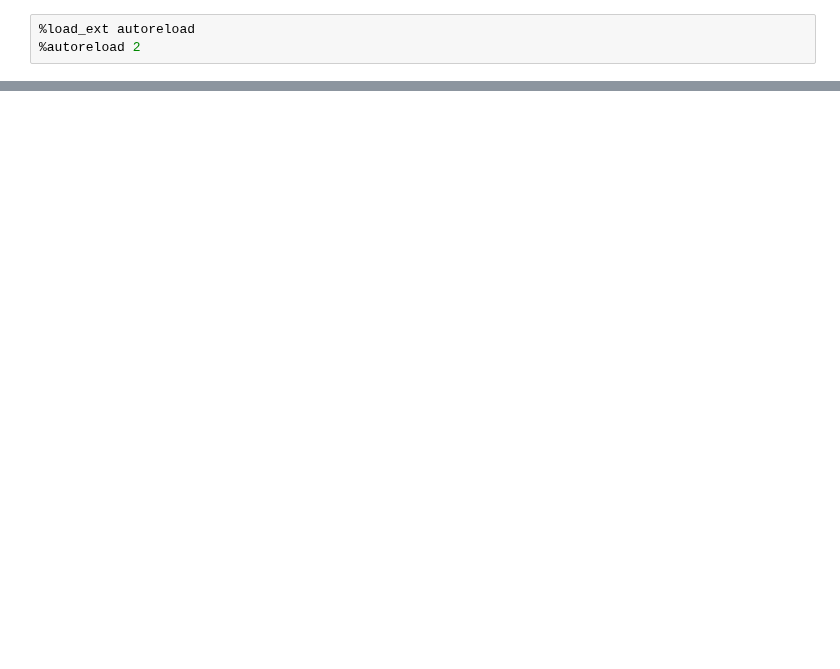
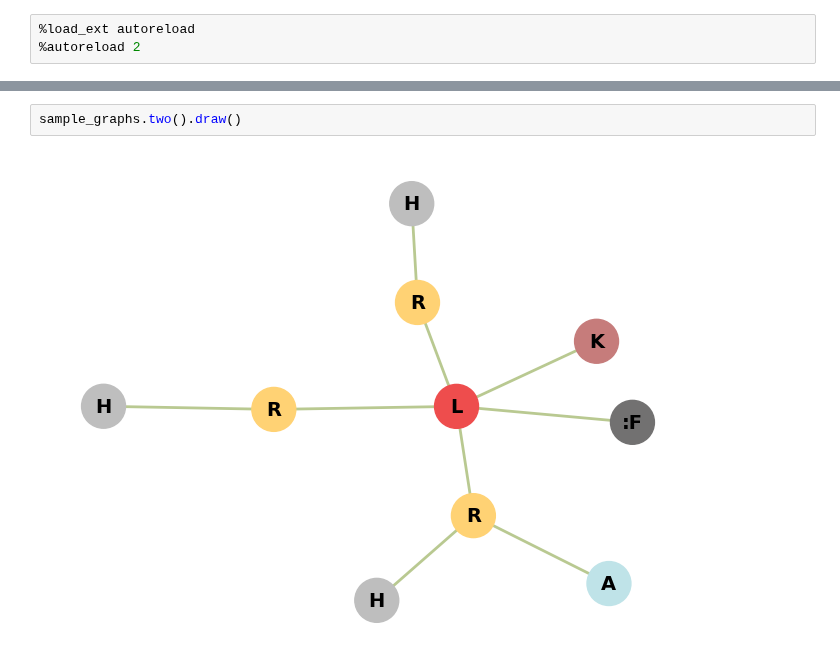
Before and after one commit to enix403/blueprint, a Jupyter notebook: pregen.ipynb, the cells around one changed output, grey strips where cells are left out. Saved outputs shown, nothing was run; the diff lists cells and outputs as text; blank space fills up the shorter version.

```diff
--- a/pregen.ipynb
+++ b/pregen.ipynb
@@ -149,0 +25,4 @@ into_layout([14, 0, 2, 2, 3, 4, 3, 2], [(0, 1), (1, 3), (1, 2), (2, 5), (1, 7),
+# %%
+sample_graphs.two().draw()
+# %% [output]
+[figure, added]
```
Also changed, not shown: parts of 14 cells of this notebook, 2 other files.
